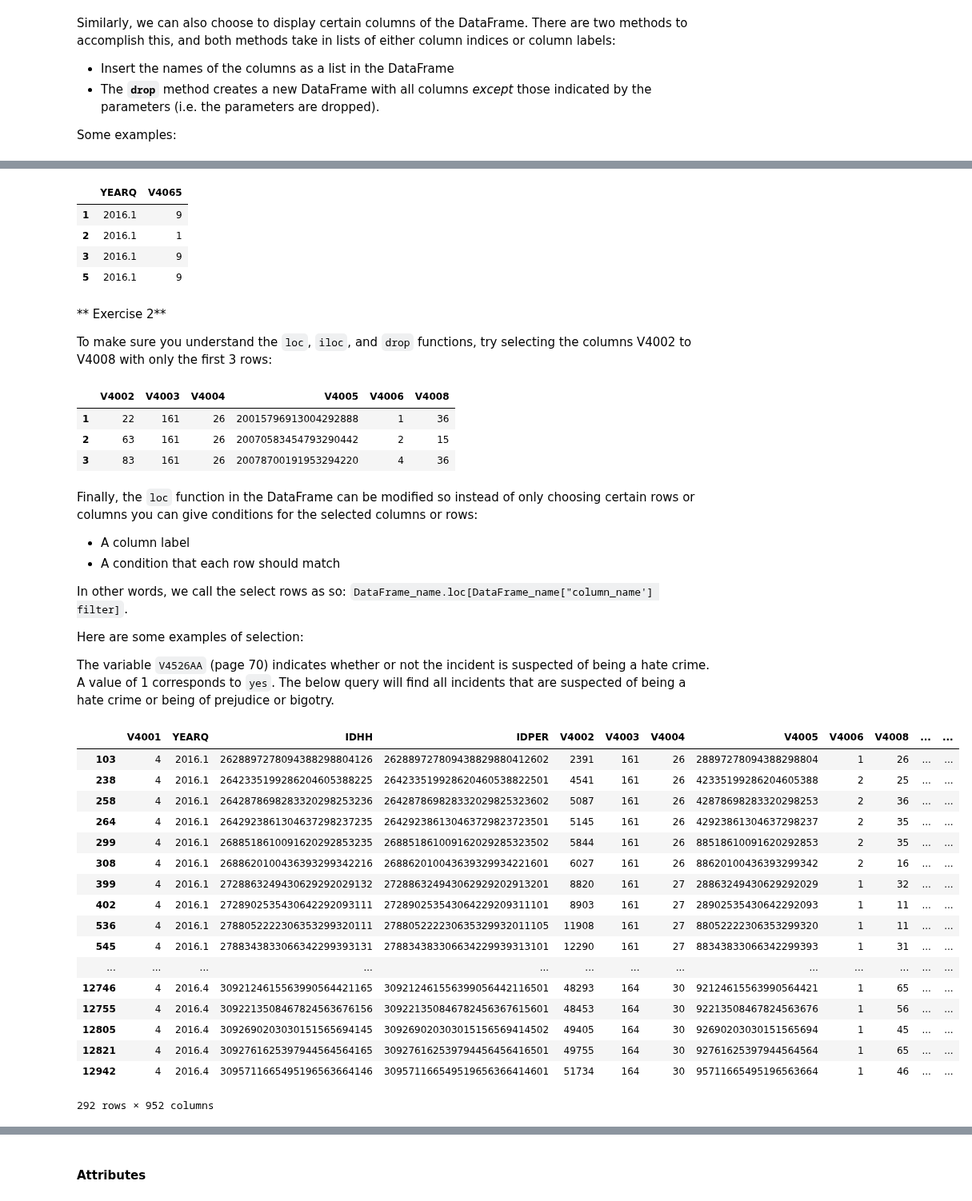
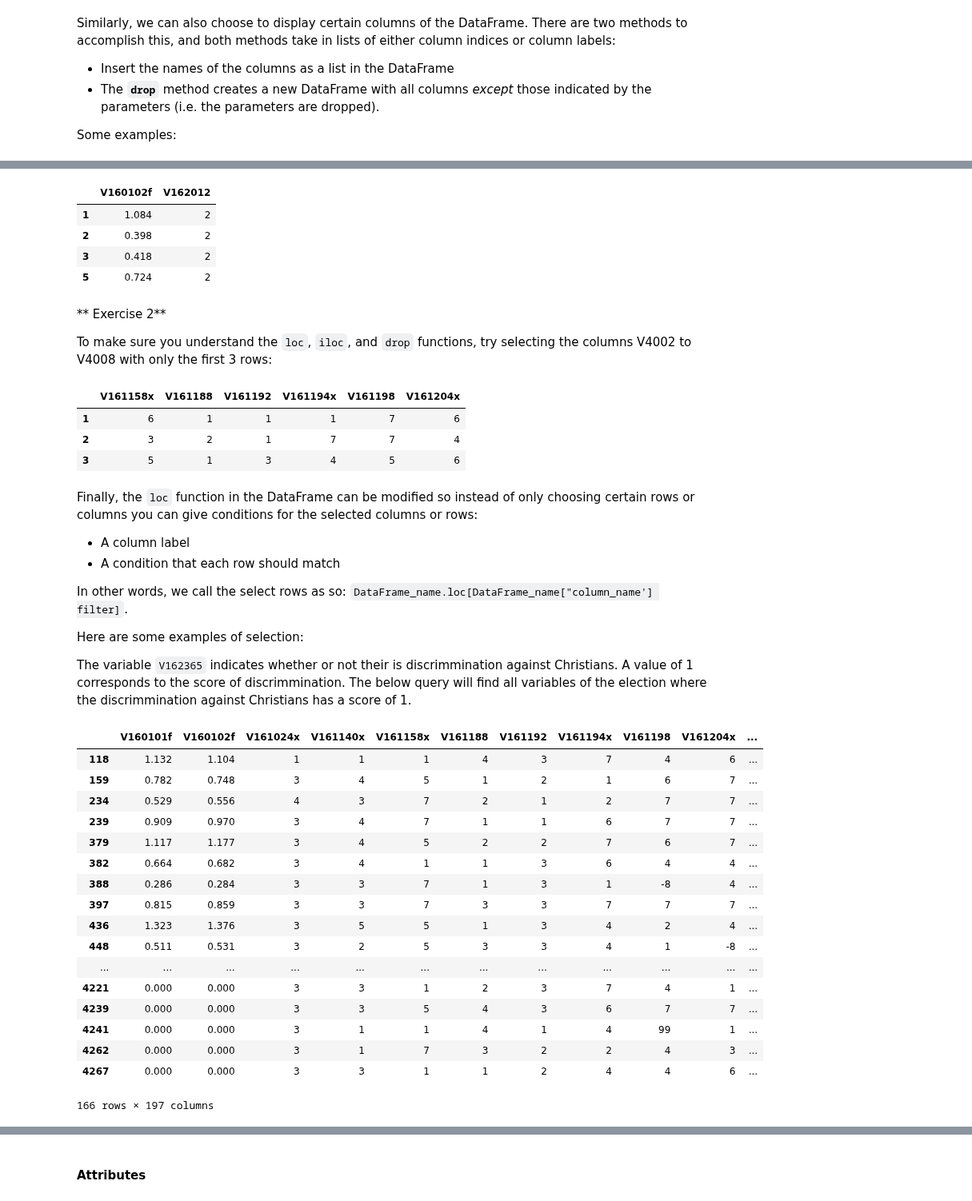
Before and after one commit to ds-modules/LEGALST-190, a Jupyter notebook: LEGALST-123/Lab1/lab1_solutions.ipynb, the cells around one changed output, grey strips where cells are left out. Shown at 80% size. Saved outputs shown, nothing was run; the diff lists cells and outputs as text; code cells hidden in the pictures.

```diff
--- a/LEGALST-123/Lab1/lab1_solutions.ipynb
+++ b/LEGALST-123/Lab1/lab1_solutions.ipynb
@@ -445,8 +434,8 @@ Below, assign a variable named `incidents` to the data from the `36828-0004-Data
 # %%
 # YOUR CODE HERE
 
-incidents = pandas.read_table("36828-0004-Data.tsv", delimiter='\t')
+anes = pandas.read_csv('../data/anes/ANES_legalst123.csv')
 
 #the head function selects the first n rows or default value of 5 rows
-incidents.head(10)
+anes.head(5)
 # %% [output]
@@ -521,11 +505,11 @@ incidents.drop(incidents.columns[[0, 1]], axis=1).head() # Drops the columns wit
 incidents.iloc[[1,2,3,5], [1,68]] # Select only columns with indices 1 and 68,
                                                # then only the rows with indices 1, 2, 3, 5
 # %% [output]
-|  | YEARQ | V4065 |
-| 1 | 2016.1 | 9 |
-| 2 | 2016.1 | 1 |
-| 3 | 2016.1 | 9 |
-| 5 | 2016.1 | 9 |
+|  | V160102f | V162012 |
+| 1 | 1.084 | 2 |
+| 2 | 0.398 | 2 |
+| 3 | 0.418 | 2 |
+| 5 | 0.724 | 2 |
 # %% [markdown]
 ** Exercise 2**
 
@@ -534,10 +518,10 @@ To make sure you understand the `loc`, `iloc`, and `drop` functions, try selecti
 # YOUR CODE HERE
 incidents.iloc[1:4, 4:10]
 # %% [output]
-|  | V4002 | V4003 | V4004 | V4005 | V4006 | V4008 |
-| 1 | 22 | 161 | 26 | 20015796913004292888 | 1 | 36 |
-| 2 | 63 | 161 | 26 | 20070583454793290442 | 2 | 15 |
-| 3 | 83 | 161 | 26 | 20078700191953294220 | 4 | 36 |
+|  | V161158x | V161188 | V161192 | V161194x | V161198 | V161204x |
+| 1 | 6 | 1 | 1 | 1 | 7 | 6 |
+| 2 | 3 | 2 | 1 | 7 | 7 | 4 |
+| 3 | 5 | 1 | 3 | 4 | 5 | 6 |
 # %% [markdown]
 Finally, the `loc` function in the DataFrame can be modified so instead of only choosing certain rows or columns you can give conditions for the selected columns or rows:
 - A column label
@@ -548,26 +532,26 @@ In other words, we call the select rows as so: `DataFrame_name.loc[DataFrame_nam
 
 Here are some examples of selection:
 
-The variable `V4526AA` (page 70) indicates whether or not the incident is suspected of being a hate crime. A value of 1 corresponds to `yes`. The below query will find all incidents that are suspected of being a hate crime or being of prejudice or bigotry.
+The variable `V162365` indicates whether or not their is discrimmination against Christians. A value of 1 corresponds to the score of discrimmination. The below query will find all variables of the election where the discrimmination against Christians has a score of 1.
 # %%
-incidents.loc[incidents["V4526AA"] == 1]
+incidents.loc[incidents["V162365"] == 1]
 # %% [output]
-|  | V4001 | YEARQ | IDHH | IDPER | V4002 | V4003 | V4004 | V4005 | V4006 | V4008 | ... | ... |
-| 103 | 4 | 2016.1 | 2628897278094388298804126 | 262889727809438829880412602 | 2391 | 161 | 26 | 28897278094388298804 | 1 | 26 | ... | ... |
-| 238 | 4 | 2016.1 | 2642335199286204605388225 | 264233519928620460538822501 | 4541 | 161 | 26 | 42335199286204605388 | 2 | 25 | ... | ... |
-| 258 | 4 | 2016.1 | 2642878698283320298253236 | 264287869828332029825323602 | 5087 | 161 | 26 | 42878698283320298253 | 2 | 36 | ... | ... |
-| 264 | 4 | 2016.1 | 2642923861304637298237235 | 264292386130463729823723501 | 5145 | 161 | 26 | 42923861304637298237 | 2 | 35 | ... | ... |
-| 299 | 4 | 2016.1 | 2688518610091620292853235 | 268851861009162029285323502 | 5844 | 161 | 26 | 88518610091620292853 | 2 | 35 | ... | ... |
-| 308 | 4 | 2016.1 | 2688620100436393299342216 | 268862010043639329934221601 | 6027 | 161 | 26 | 88620100436393299342 | 2 | 16 | ... | ... |
-| 399 | 4 | 2016.1 | 2728863249430629292029132 | 272886324943062929202913201 | 8820 | 161 | 27 | 28863249430629292029 | 1 | 32 | ... | ... |
-| 402 | 4 | 2016.1 | 2728902535430642292093111 | 272890253543064229209311101 | 8903 | 161 | 27 | 28902535430642292093 | 1 | 11 | ... | ... |
-| 536 | 4 | 2016.1 | 2788052222306353299320111 | 278805222230635329932011105 | 11908 | 161 | 27 | 88052222306353299320 | 1 | 11 | ... | ... |
-| 545 | 4 | 2016.1 | 2788343833066342299393131 | 278834383306634229939313101 | 12290 | 161 | 27 | 88343833066342299393 | 1 | 31 | ... | ... |
-| ... | ... | ... | ... | ... | ... | ... | ... | ... | ... | ... | ... | ... |
-| 12746 | 4 | 2016.4 | 3092124615563990564421165 | 309212461556399056442116501 | 48293 | 164 | 30 | 92124615563990564421 | 1 | 65 | ... | ... |
-| 12755 | 4 | 2016.4 | 3092213508467824563676156 | 309221350846782456367615601 | 48453 | 164 | 30 | 92213508467824563676 | 1 | 56 | ... | ... |
-| 12805 | 4 | 2016.4 | 3092690203030151565694145 | 309269020303015156569414502 | 49405 | 164 | 30 | 92690203030151565694 | 1 | 45 | ... | ... |
-| 12821 | 4 | 2016.4 | 3092761625397944564564165 | 309276162539794456456416501 | 49755 | 164 | 30 | 92761625397944564564 | 1 | 65 | ... | ... |
-| 12942 | 4 | 2016.4 | 3095711665495196563664146 | 309571166549519656366414601 | 51734 | 164 | 30 | 95711665495196563664 | 1 | 46 | ... | ... |
+|  | V160101f | V160102f | V161024x | V161140x | V161158x | V161188 | V161192 | V161194x | V161198 | V161204x | ... |
+| 118 | 1.132 | 1.104 | 1 | 1 | 1 | 4 | 3 | 7 | 4 | 6 | ... |
+| 159 | 0.782 | 0.748 | 3 | 4 | 5 | 1 | 2 | 1 | 6 | 7 | ... |
+| 234 | 0.529 | 0.556 | 4 | 3 | 7 | 2 | 1 | 2 | 7 | 7 | ... |
+| 239 | 0.909 | 0.970 | 3 | 4 | 7 | 1 | 1 | 6 | 7 | 7 | ... |
+| 379 | 1.117 | 1.177 | 3 | 4 | 5 | 2 | 2 | 7 | 6 | 7 | ... |
+| 382 | 0.664 | 0.682 | 3 | 4 | 1 | 1 | 3 | 6 | 4 | 4 | ... |
+| 388 | 0.286 | 0.284 | 3 | 3 | 7 | 1 | 3 | 1 | -8 | 4 | ... |
+| 397 | 0.815 | 0.859 | 3 | 3 | 7 | 3 | 3 | 7 | 7 | 7 | ... |
+| 436 | 1.323 | 1.376 | 3 | 5 | 5 | 1 | 3 | 4 | 2 | 4 | ... |
+| 448 | 0.511 | 0.531 | 3 | 2 | 5 | 3 | 3 | 4 | 1 | -8 | ... |
+| ... | ... | ... | ... | ... | ... | ... | ... | ... | ... | ... | ... |
+| 4221 | 0.000 | 0.000 | 3 | 3 | 1 | 2 | 3 | 7 | 4 | 1 | ... |
+| 4239 | 0.000 | 0.000 | 3 | 3 | 5 | 4 | 3 | 6 | 7 | 7 | ... |
+| 4241 | 0.000 | 0.000 | 3 | 1 | 1 | 4 | 1 | 4 | 99 | 1 | ... |
+| 4262 | 0.000 | 0.000 | 3 | 1 | 7 | 3 | 2 | 2 | 4 | 3 | ... |
+| 4267 | 0.000 | 0.000 | 3 | 3 | 1 | 1 | 2 | 4 | 4 | 6 | ... |
-292 rows × 952 columns
+166 rows × 197 columns
 # %% [markdown]
```
Also changed, not shown: parts of 18 cells of this notebook, 2 other files.
